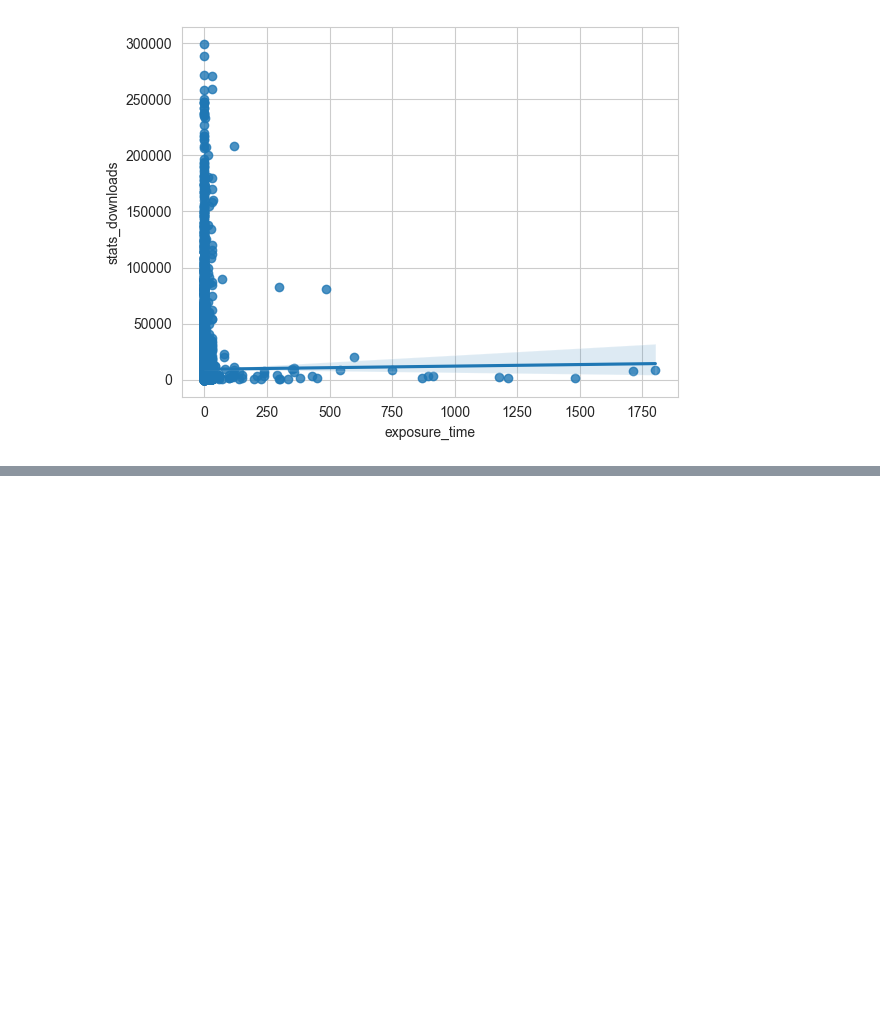
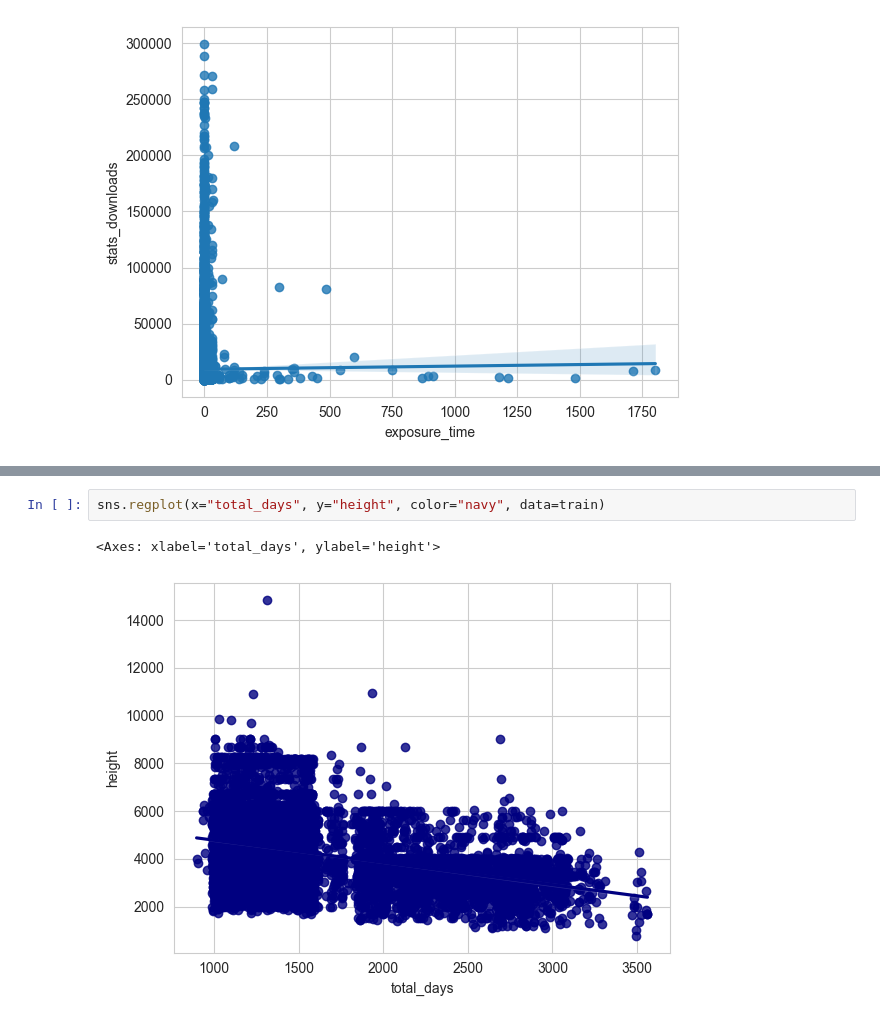
Before and after one commit to jjz17/Datathon2023, a Jupyter notebook: eda_jason.ipynb, the cells around one changed output, grey strips where cells are left out. Cells and saved outputs as stored; diff of their text form; blank space fills up the shorter version.

```diff
--- a/eda_jason.ipynb
+++ b/eda_jason.ipynb
@@ -446,0 +553,5 @@ sns.regplot(x="longitude", y="stats_downloads", data=train)
+# %%
+sns.regplot(x="total_days", y="height", color="navy", data=train)
+# %% [output]
+<Axes: xlabel='total_days', ylabel='height'>
+[figure, added]
```
Also changed, not shown: parts of 21 cells of this notebook.
